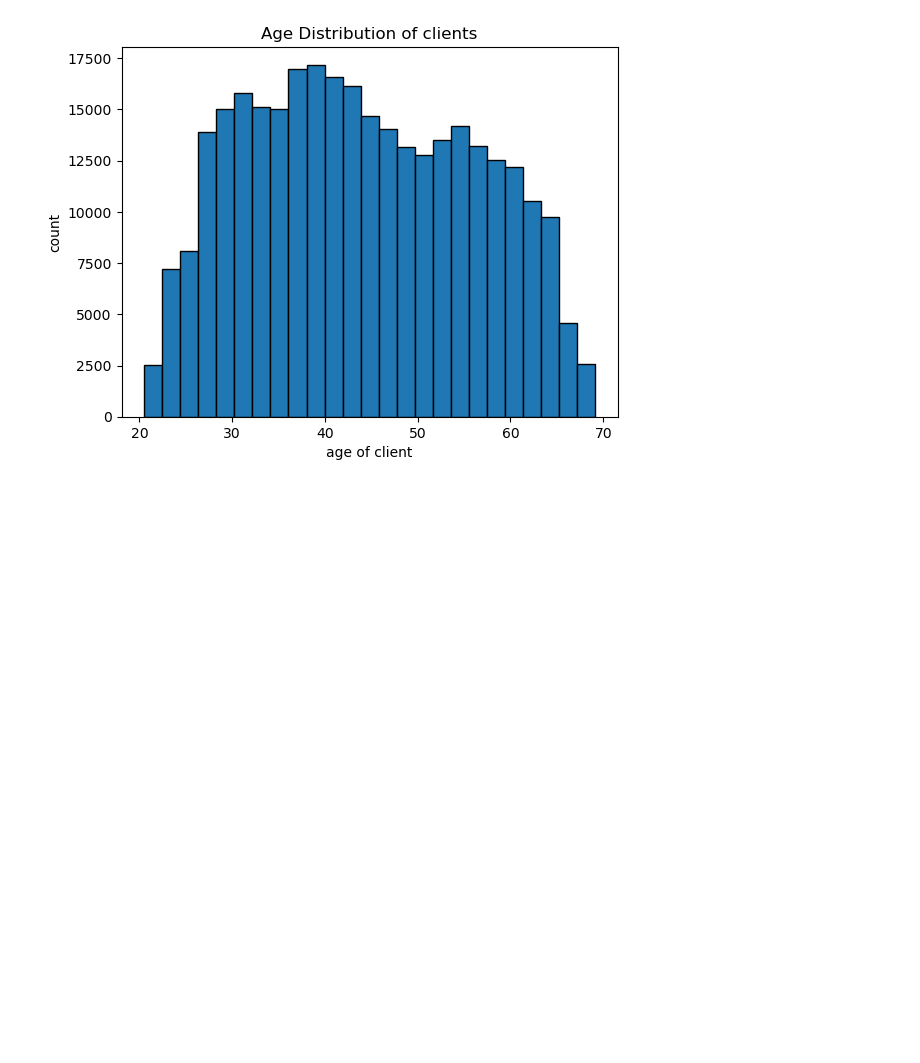
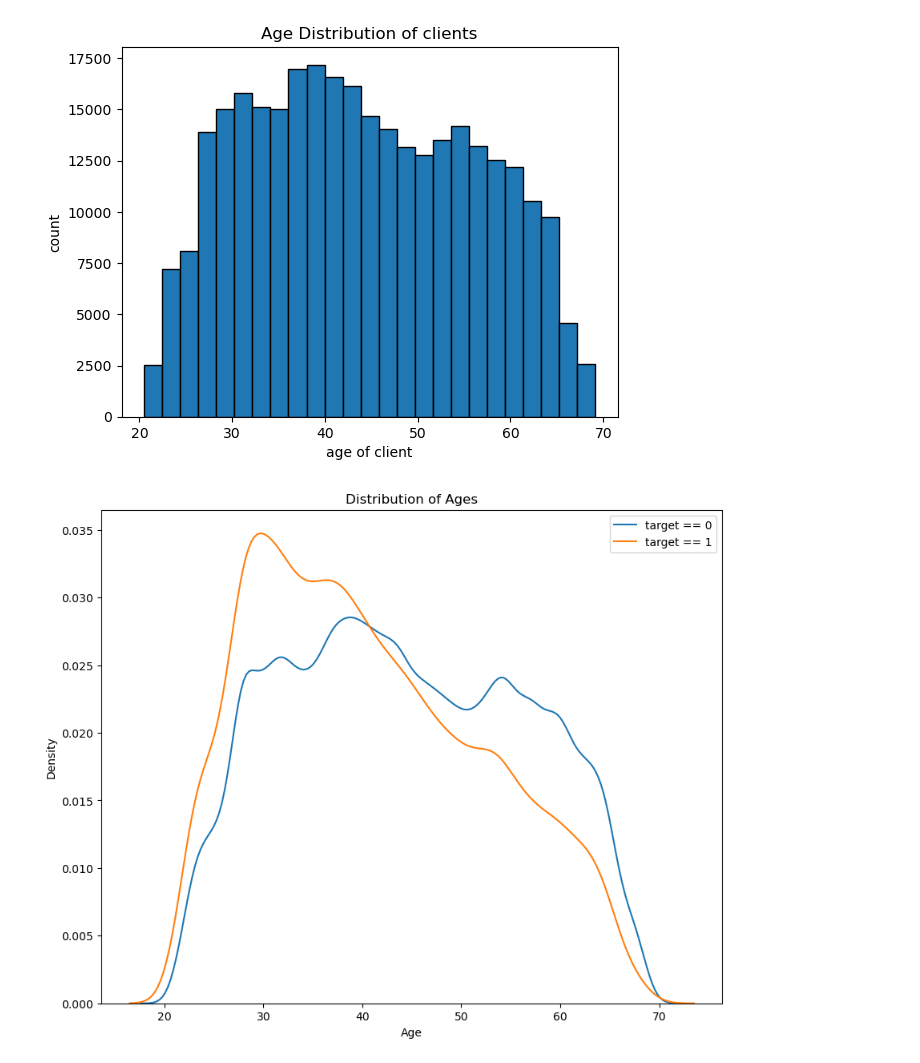
Before and after one commit to yuvraj619/Home_Credit_Default_Risk, a Jupyter notebook: home_credit_default_risk.ipynb, the cells around one changed output. Saved outputs shown, nothing was run; the diff lists cells and outputs as text; code cells hidden in the pictures; blank space fills up the shorter version.

```diff
--- a/home_credit_default_risk.ipynb
+++ b/home_credit_default_risk.ipynb
@@ -358,3 +358,17 @@ plt.title('Age Distribution of clients')
 plt.show()
 # %% [output]
 [figure]
+# %%
+plt.figure(figsize = (10, 8))
+
+sns.kdeplot(df.loc[df['TARGET'] == 0, 'DAYS_BIRTH'] / 365, label = 'target == 0')
+
+sns.kdeplot(df.loc[df['TARGET'] == 1, 'DAYS_BIRTH'] / 365, label = 'target == 1')
+
+plt.xlabel('Age');
+plt.ylabel('Density');
+plt.title('Distribution of Ages');
+plt.legend()
+plt.show()
+# %% [output]
+[figure, added]
```
Also changed, not shown: parts of 8 cells of this notebook.
